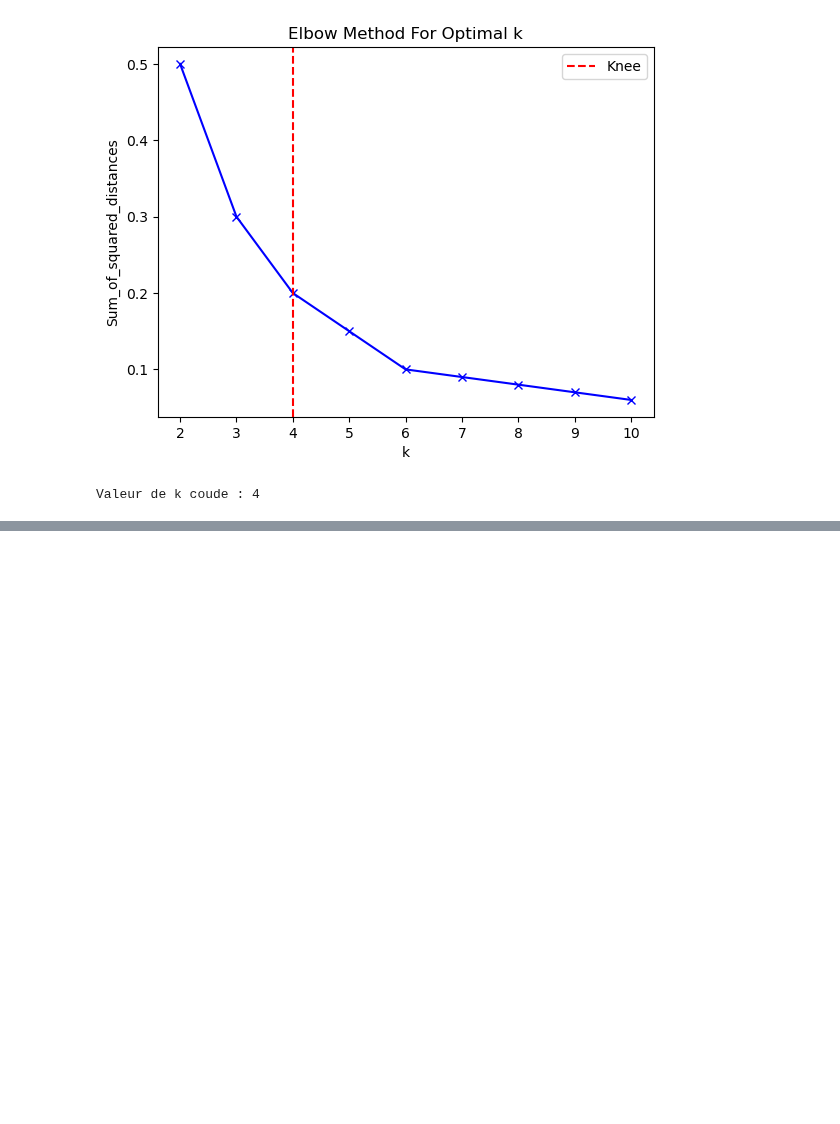
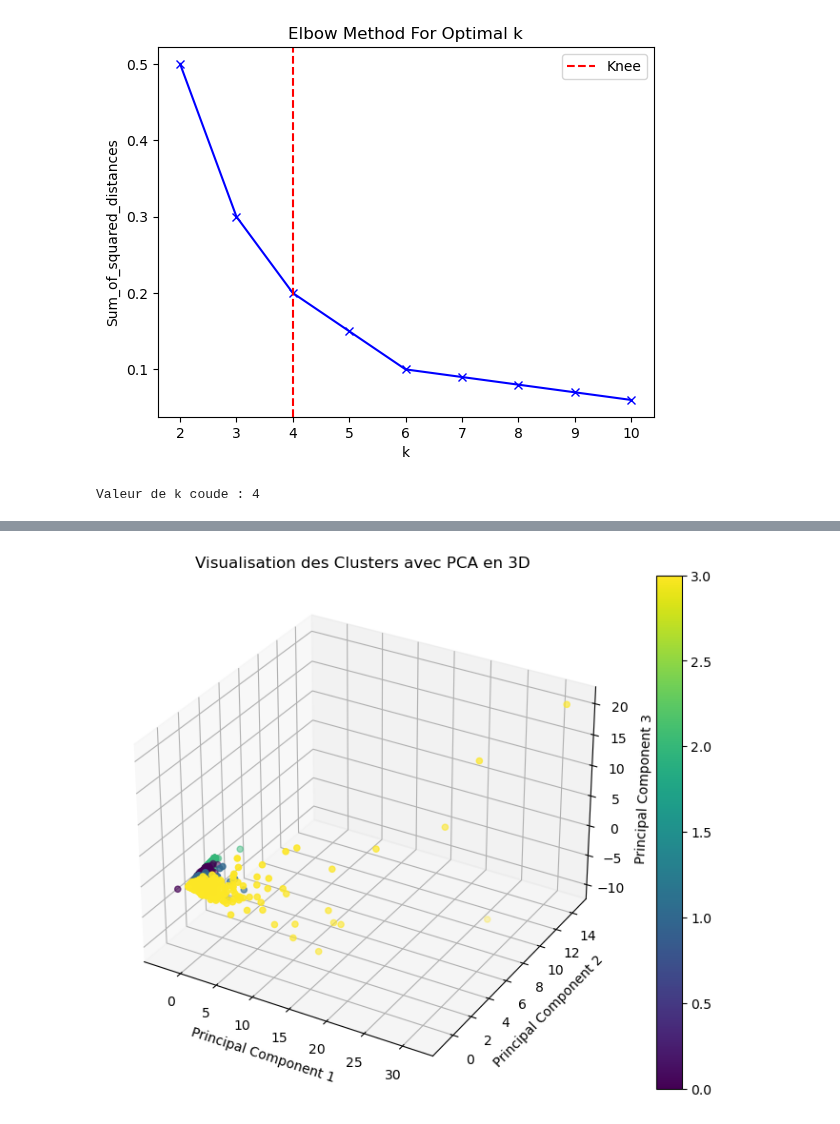
Before and after one commit to neevaiti/segmentation_client_simplon, a Jupyter notebook: segmentation_rfm.ipynb, the cells around one changed output, grey strips where cells are left out. Saved outputs shown, nothing was run; the diff lists cells and outputs as text; code cells hidden in the pictures; blank space fills up the shorter version.

```diff
--- a/segmentation_rfm.ipynb
+++ b/segmentation_rfm.ipynb
@@ -78,0 +77,34 @@ plt.show()
+# %%
+from sklearn.decomposition import PCA
+from mpl_toolkits.mplot3d import Axes3D
+import matplotlib.pyplot as plt
+
+# Sélectionnez uniquement les colonnes numériques pour l'ACP
+num_cols = ['Recence', 'Frequence', 'Montant']
+data_num = df[num_cols]
+
+# Normalisez les données
+data_num = (data_num - data_num.mean()) / data_num.std()
+
+# Faites une ACP avec 3 composantes principales
+pca = PCA(n_components=3)
+principalComponents = pca.fit_transform(data_num)
+
+df_principal = pd.DataFrame(data = principalComponents, columns = ['principal component 1', 'principal component 2', 'principal component 3'])
+df_principal['Cluster'] = df['Cluster']
+
+# Visualisation en 3D
+fig = plt.figure(figsize=(10, 7))
+ax = fig.add_subplot(111, projection='3d')
+
+scatter = ax.scatter(df_principal['principal component 1'], df_principal['principal component 2'], df_principal['principal component 3'], c=df_principal['Cluster'], cmap='viridis')
+
+ax.set_title('Visualisation des Clusters avec PCA en 3D')
+ax.set_xlabel('Principal Component 1')
+ax.set_ylabel('Principal Component 2')
+ax.set_zlabel('Principal Component 3')
+
+plt.colorbar(scatter)
+plt.show()
+# %% [output]
+[figure, added]
```
Also changed, not shown: parts of 10 cells of this notebook.
